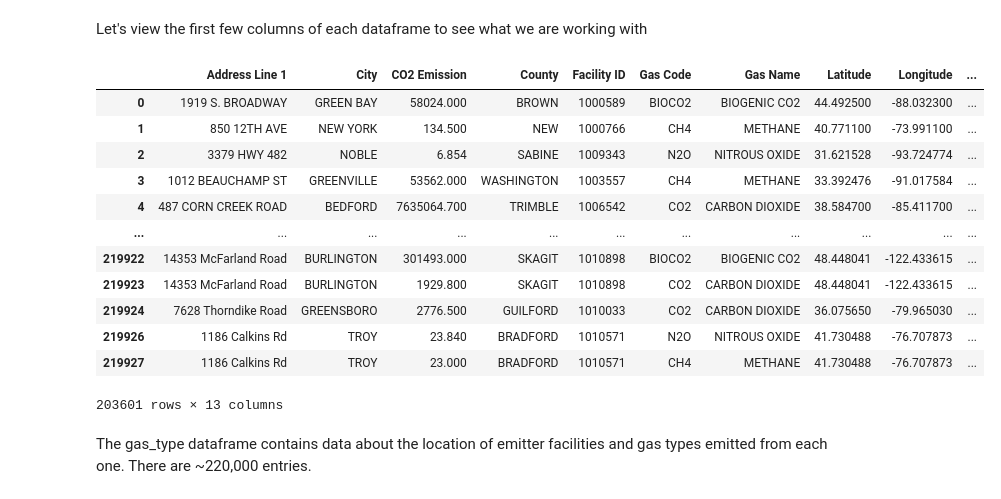
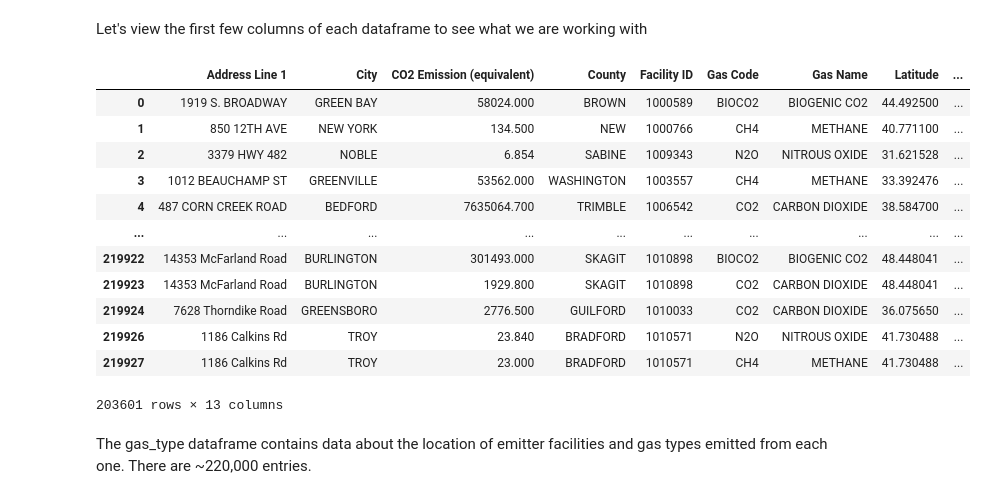
Before and after one commit to EnviroTechSean/TeamPunchParty, a Jupyter notebook: exploredata.ipynb, the cells around one changed output. Drawn from its saved outputs; the diff is of its cells as text; code cells hidden in the pictures.

Commit message:
Get initial dataframe

```diff
--- a/exploredata.ipynb
+++ b/exploredata.ipynb
@@ -9,46 +9,46 @@ gas_types = pd.read_csv('us_greenhouse_gas_emission_direct_emitter_gas_type.csv'
 gas_types = gas_types.rename(columns = {'V_GHG_EMITTER_GAS.ADDRESS1': 'Address Line 1'})
 gas_types = gas_types.rename(columns = {'V_GHG_EMITTER_GAS.ADDRESS2': 'Address Line 2'})
 gas_types = gas_types.rename(columns = {'V_GHG_EMITTER_GAS.CITY': 'City'})
-gas_types = gas_types.rename(columns = {'V_GHG_EMITTER_GAS.CO2E_EMISSION': 'CO2 Emission'})
+gas_types = gas_types.rename(columns = {'V_GHG_EMITTER_GAS.CO2E_EMISSION': 'CO2 Emission (equivalent)'})
 gas_types = gas_types.rename(columns = {'V_GHG_EMITTER_GAS.COUNTY': 'County'})
 gas_types = gas_types.rename(columns = {'V_GHG_EMITTER_GAS.FACILITY_ID': 'Facility ID'})
 gas_types = gas_types.rename(columns = {'V_GHG_EMITTER_GAS.GAS_CODE': 'Gas Code'})
 gas_types = gas_types.rename(columns = {'V_GHG_EMITTER_GAS.GAS_NAME': 'Gas Name'})
 gas_types = gas_types.rename(columns = {'V_GHG_EMITTER_GAS.LATITUDE': 'Latitude'})
 gas_types = gas_types.rename(columns = {'V_GHG_EMITTER_GAS.LONGITUDE': 'Longitude'})
 gas_types = gas_types.rename(columns = {'V_GHG_EMITTER_GAS.STATE': 'State'})
 gas_types = gas_types.rename(columns = {'V_GHG_EMITTER_GAS.STATE_NAME': 'State Name'})
 gas_types = gas_types.rename(columns = {'V_GHG_EMITTER_GAS.YEAR': 'Year'})
 gas_types = gas_types.rename(columns = {'V_GHG_EMITTER_GAS.ZIP': 'Zip Code'})
 gas_types = gas_types.rename(columns = {'V_GHG_EMITTER_GAS.FACILITY_NAME': 'Facility Name'})
 gas_types = gas_types.rename(columns = {'V_GHG_EMITTER_GAS.COUNTY_FIPS': 'FIPS'})
 # MAKE STRINGS UPPERCASE SO SEARCHING IS EASIER IN THE FUTURE
 gas_types['City'] = gas_types['City'].str.upper()
 gas_types['County'] = gas_types['County'].str.upper()
 gas_types['Gas Code'] = gas_types['Gas Code'].str.upper()
 gas_types['Gas Name'] = gas_types['Gas Name'].str.upper()
 gas_types['Facility Name'] = gas_types['Facility Name'].str.upper()
 # REMOVE 'COUNTY' FROM ENTRIES IN THE 'COUNTY' COLUMN TO MATCH COUNTY NAMES IN THE AIR QUALITY DATAFRAME
 gas_types['County'] = gas_types['County'].str.split(' ').str[0]
 # DROPPED COLUMNS WITH NO DATA
 gas_types = gas_types.dropna(subset =['Address Line 1'] )
 # DROPPED COLUMNS WITH MANY MISSING VALUES OR DATA THAT IS NOT IDENTIFYING
 gas_types = gas_types.drop(columns = ['State', 'Address Line 2', 'FIPS'])
 
 gas_types #.head()
 # %% [output]
-|  | Address Line 1 | City | CO2 Emission | County | Facility ID | Gas Code | Gas Name | Latitude | Longitude | ... |
-| 0 | 1919 S. BROADWAY | GREEN BAY | 58024.000 | BROWN | 1000589 | BIOCO2 | BIOGENIC CO2 | 44.492500 | -88.032300 | ... |
-| 1 | 850 12TH AVE | NEW YORK | 134.500 | NEW | 1000766 | CH4 | METHANE | 40.771100 | -73.991100 | ... |
-| 2 | 3379 HWY 482 | NOBLE | 6.854 | SABINE | 1009343 | N2O | NITROUS OXIDE | 31.621528 | -93.724774 | ... |
-| 3 | 1012 BEAUCHAMP ST | GREENVILLE | 53562.000 | WASHINGTON | 1003557 | CH4 | METHANE | 33.392476 | -91.017584 | ... |
-| 4 | 487 CORN CREEK ROAD | BEDFORD | 7635064.700 | TRIMBLE | 1006542 | CO2 | CARBON DIOXIDE | 38.584700 | -85.411700 | ... |
-| ... | ... | ... | ... | ... | ... | ... | ... | ... | ... | ... |
-| 219922 | 14353 McFarland Road | BURLINGTON | 301493.000 | SKAGIT | 1010898 | BIOCO2 | BIOGENIC CO2 | 48.448041 | -122.433615 | ... |
-| 219923 | 14353 McFarland Road | BURLINGTON | 1929.800 | SKAGIT | 1010898 | CO2 | CARBON DIOXIDE | 48.448041 | -122.433615 | ... |
-| 219924 | 7628 Thorndike Road | GREENSBORO | 2776.500 | GUILFORD | 1010033 | CO2 | CARBON DIOXIDE | 36.075650 | -79.965030 | ... |
-| 219926 | 1186 Calkins Rd | TROY | 23.840 | BRADFORD | 1010571 | N2O | NITROUS OXIDE | 41.730488 | -76.707873 | ... |
-| 219927 | 1186 Calkins Rd | TROY | 23.000 | BRADFORD | 1010571 | CH4 | METHANE | 41.730488 | -76.707873 | ... |
+|  | Address Line 1 | City | CO2 Emission (equivalent) | County | Facility ID | Gas Code | Gas Name | Latitude | ... |
+| 0 | 1919 S. BROADWAY | GREEN BAY | 58024.000 | BROWN | 1000589 | BIOCO2 | BIOGENIC CO2 | 44.492500 | ... |
+| 1 | 850 12TH AVE | NEW YORK | 134.500 | NEW | 1000766 | CH4 | METHANE | 40.771100 | ... |
+| 2 | 3379 HWY 482 | NOBLE | 6.854 | SABINE | 1009343 | N2O | NITROUS OXIDE | 31.621528 | ... |
+| 3 | 1012 BEAUCHAMP ST | GREENVILLE | 53562.000 | WASHINGTON | 1003557 | CH4 | METHANE | 33.392476 | ... |
+| 4 | 487 CORN CREEK ROAD | BEDFORD | 7635064.700 | TRIMBLE | 1006542 | CO2 | CARBON DIOXIDE | 38.584700 | ... |
+| ... | ... | ... | ... | ... | ... | ... | ... | ... | ... |
+| 219922 | 14353 McFarland Road | BURLINGTON | 301493.000 | SKAGIT | 1010898 | BIOCO2 | BIOGENIC CO2 | 48.448041 | ... |
+| 219923 | 14353 McFarland Road | BURLINGTON | 1929.800 | SKAGIT | 1010898 | CO2 | CARBON DIOXIDE | 48.448041 | ... |
+| 219924 | 7628 Thorndike Road | GREENSBORO | 2776.500 | GUILFORD | 1010033 | CO2 | CARBON DIOXIDE | 36.075650 | ... |
+| 219926 | 1186 Calkins Rd | TROY | 23.840 | BRADFORD | 1010571 | N2O | NITROUS OXIDE | 41.730488 | ... |
+| 219927 | 1186 Calkins Rd | TROY | 23.000 | BRADFORD | 1010571 | CH4 | METHANE | 41.730488 | ... |
 203601 rows × 13 columns
 # %% [markdown]
 The gas_type dataframe contains data about the location of emitter facilities and gas types emitted from each one. There are ~220,000 entries.
```
Also changed, not shown: parts of 4 cells of this notebook.
